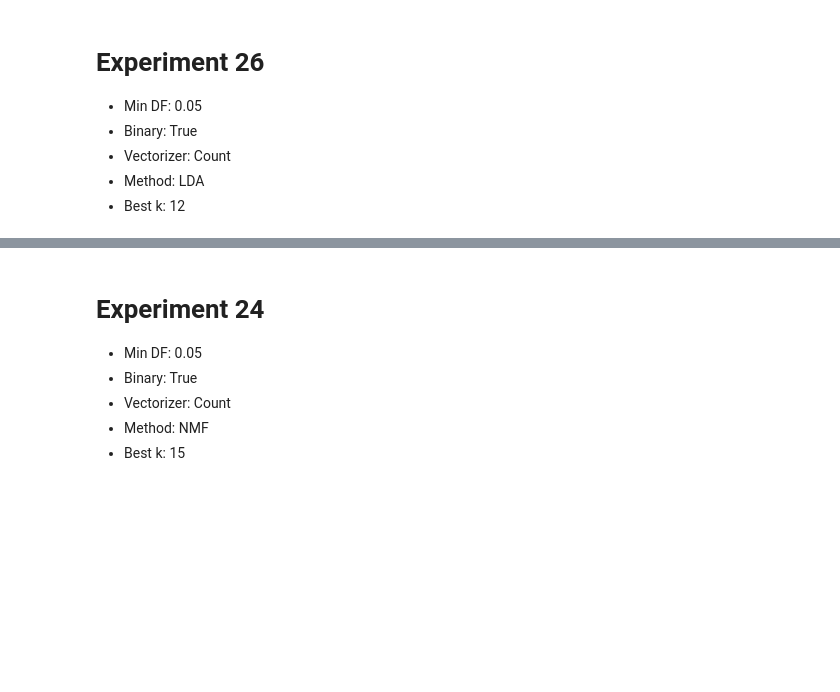
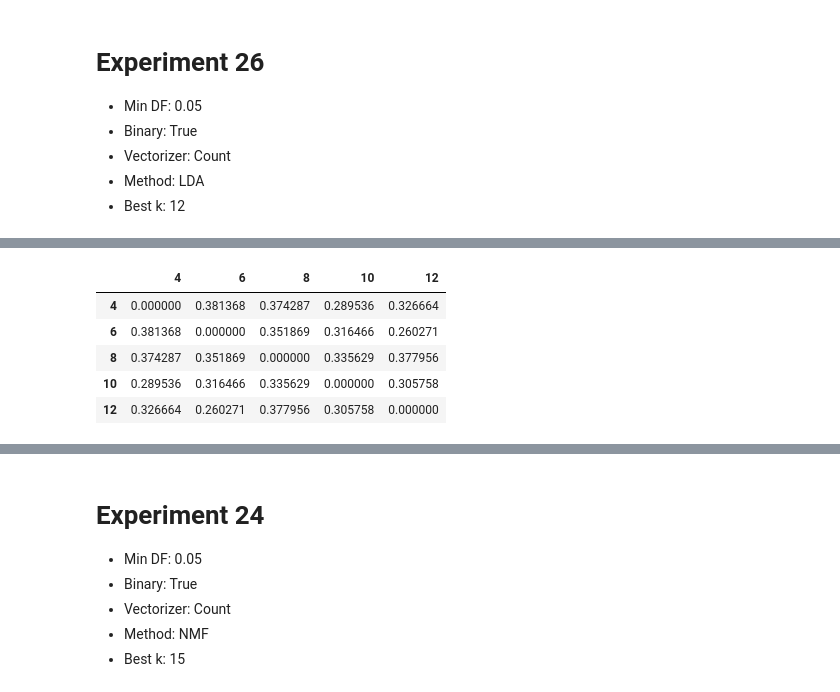
Before and after one commit to MachineTeachingEdu/machine-teaching, a Jupyter notebook: machineteaching/Analyzing BEST solutions 2019_01_01.ipynb, the cells around one changed output, grey strips where cells are left out. Cells and saved outputs as stored; diff of their text form; code cells hidden in the pictures; blank space fills up the shorter version.

```diff
--- a/machineteaching/Analyzing BEST solutions 2019_01_01.ipynb
+++ b/machineteaching/Analyzing BEST solutions 2019_01_01.ipynb
@@ -535,0 +694,12 @@ panel
+# %%
+df = pd.DataFrame(dist_matrix, columns=range(1,13))
+df = df.set_index([pd.Index(range(1,13))])
+df_filter = df.loc[[4,6,8,10,12]][[4,6,8,10,12]]
+df_filter
+# %% [output]
+|  | 4 | 6 | 8 | 10 | 12 |
+| 4 | 0.000000 | 0.381368 | 0.374287 | 0.289536 | 0.326664 |
+| 6 | 0.381368 | 0.000000 | 0.351869 | 0.316466 | 0.260271 |
+| 8 | 0.374287 | 0.351869 | 0.000000 | 0.335629 | 0.377956 |
+| 10 | 0.289536 | 0.316466 | 0.335629 | 0.000000 | 0.305758 |
+| 12 | 0.326664 | 0.260271 | 0.377956 | 0.305758 | 0.000000 |
```
Also changed, not shown: parts of 5 cells of this notebook.
